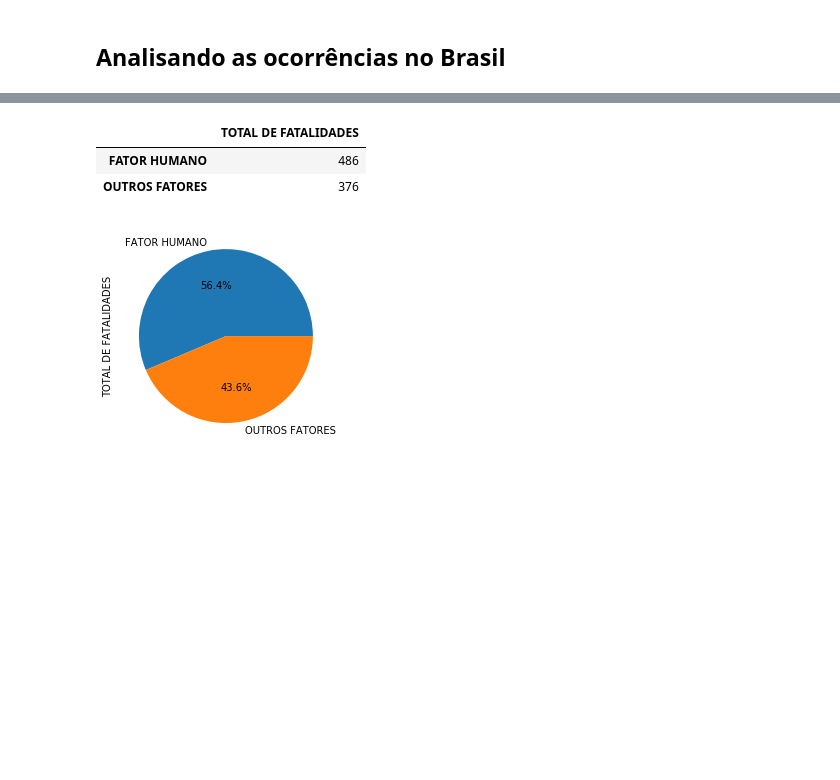
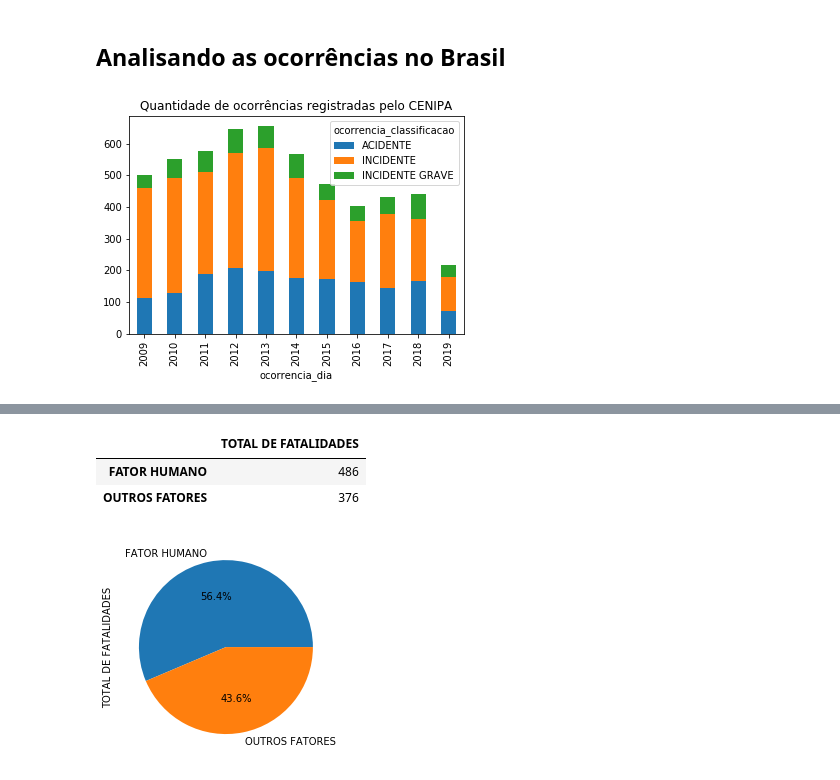
Before and after one commit to joaopamaral/tcc_puc_cdbd, a Jupyter notebook: Analise_Storybook_CENIPA.ipynb, the cells around one changed output, grey strips where cells are left out. Drawn from its saved outputs; the diff is of its cells as text; code cells hidden in the pictures; blank space fills up the shorter version.

```diff
--- a/Analise_Storybook_CENIPA.ipynb
+++ b/Analise_Storybook_CENIPA.ipynb
@@ -54,4 +58,8 @@ Quantidade de ocorrências: 5460
 | max | NaN | NaN | NaN | NaN | ... |
 # %% [markdown]
 ## Analisando as ocorrências no Brasil
+# %%
+oco_df.groupby([oco_df.ocorrencia_dia.dt.year, 'ocorrencia_classificacao'])['ocorrencia_tipo'].count().unstack().plot.bar(stacked=True, title="Quantidade de ocorrências registradas pelo CENIPA");
+# %% [output]
+[figure, added]
 # %%
```
Also changed, not shown: parts of 6 cells of this notebook.
